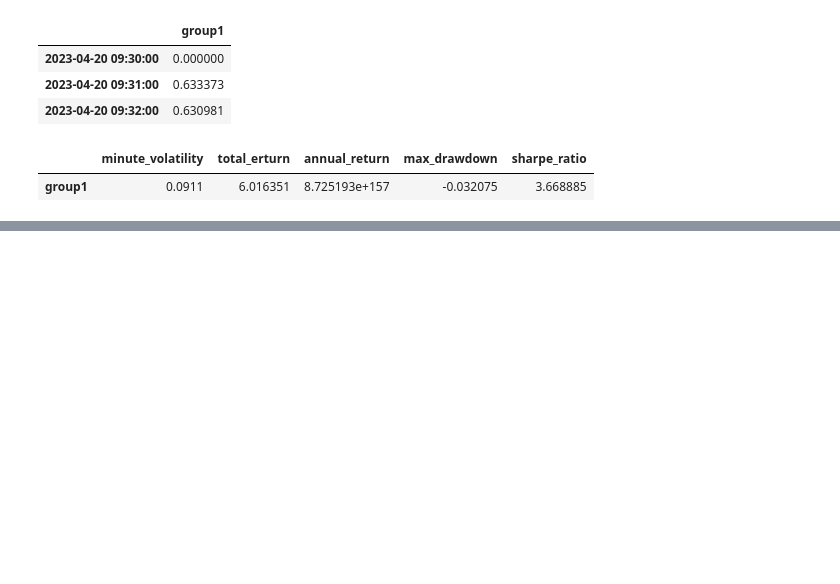
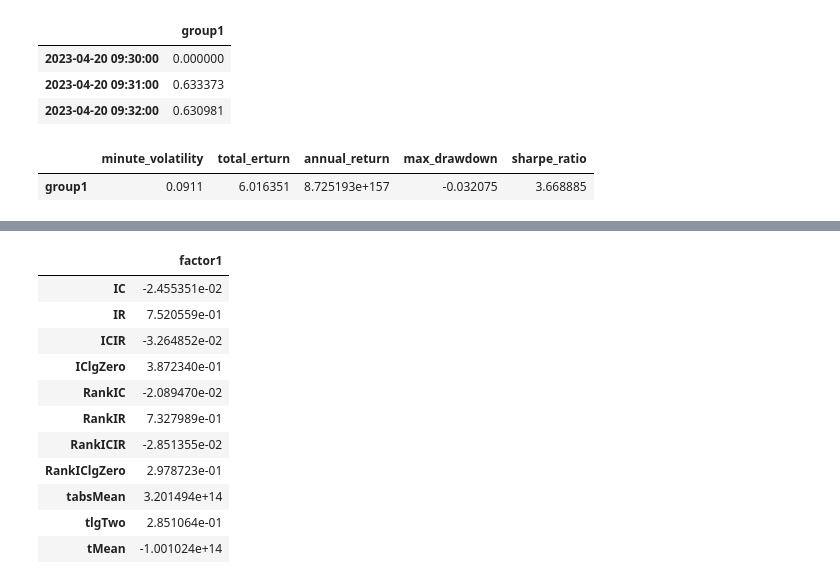
Before and after one commit to wzrwisdom/DDB_factor_framework, a Jupyter notebook: external/GeneticProgramming/factor_backtest.ipynb, the cells around one changed output, grey strips where cells are left out. Drawn from its saved outputs; the diff is of its cells as text; code cells hidden in the pictures; blank space fills up the shorter version.

```diff
--- a/external/GeneticProgramming/factor_backtest.ipynb
+++ b/external/GeneticProgramming/factor_backtest.ipynb
@@ -95,2 +98,15 @@ df_indicators_detail.head(3)
 # %%
-df_indicators_agg.head(3)
+df_indicators_agg
+# %% [output]
+|  | factor1 |
+| IC | -2.455351e-02 |
+| IR | 7.520559e-01 |
+| ICIR | -3.264852e-02 |
+| IClgZero | 3.872340e-01 |
+| RankIC | -2.089470e-02 |
+| RankIR | 7.327989e-01 |
+| RankICIR | -2.851355e-02 |
+| RankIClgZero | 2.978723e-01 |
+| tabsMean | 3.201494e+14 |
+| tlgTwo | 2.851064e-01 |
+| tMean | -1.001024e+14 |
```
Also changed, not shown: parts of 2 cells of this notebook, 6 other files.
